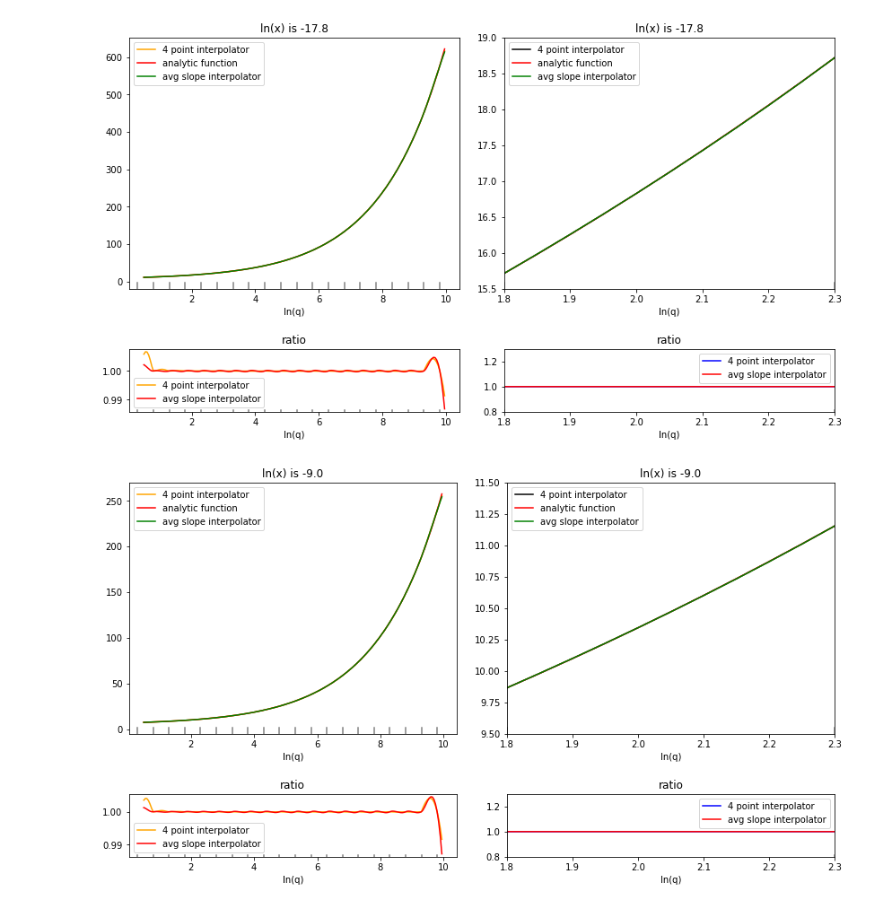
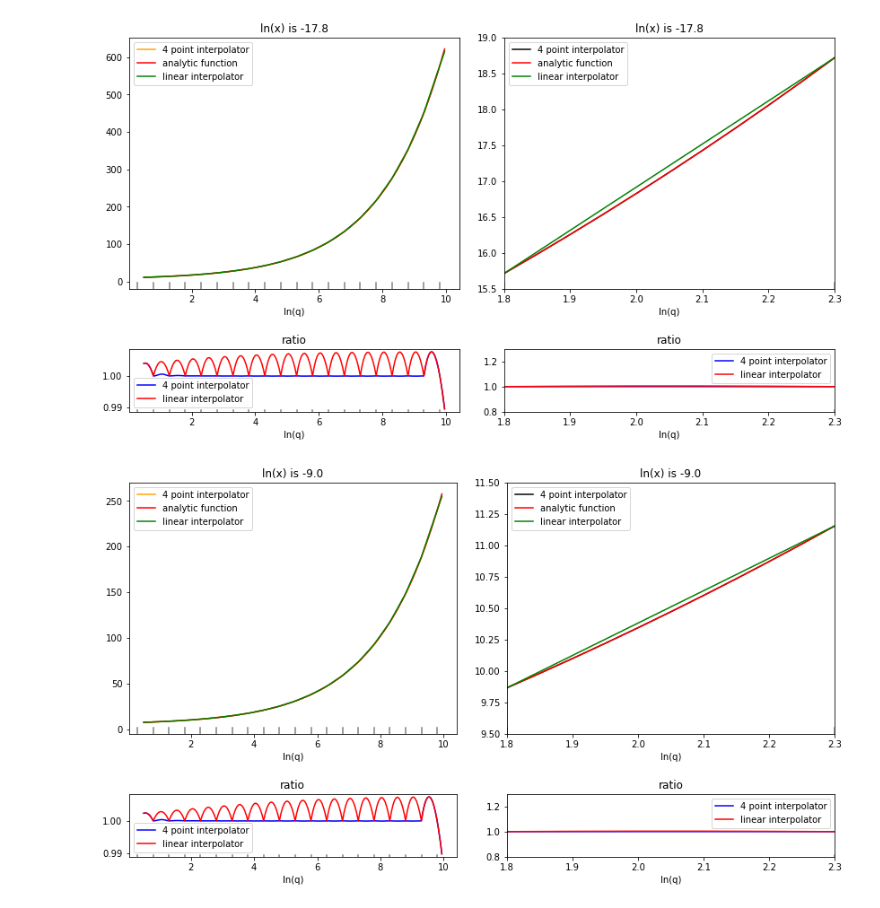
Before and after one commit to tushar994/lhapdf-5D-interpolator, a Jupyter notebook: report.ipynb, the cells around one changed output. Cells and saved outputs as stored; diff of their text form; code cells hidden in the pictures.

```diff
--- a/report.ipynb
+++ b/report.ipynb
@@ -40,7 +40,7 @@ ratio_list = ['6_point_ratio','4_point_ratio','linear_ratio','edge_ratio','avg_r
 interpolator_list = ['6_point_interpolator','4_point_interpolator','linear_interpolator','edge_slope_interpolator','avg_slope_interpolator','actual_function','mini_spline_interpolator']
 labels = ['6 point interpolator', '4 point interpolator', 'linear interpolator', 'edge slope interpolator', 'avg slope interpolator', 'actual function', 'mini spline interpolator']
 index =1
-index2 = 4
+index2 = 2
 # %%
 for dat in graphing:
     if(dat['lnq'][0]==9.8 or dat['lnq'][0]==6.3):
@@ -124,7 +124,7 @@ for dat in graphing2:
             axis[0,0].axvline(x=i,ymax = 0.025,color='grey')
             i+=0.5
 
-        axis[1,0].plot(dat['lnq'], dat[ratio_list[index]] , color='orange',   label = labels[index])
+        axis[1,0].plot(dat['lnq'], dat[ratio_list[index]] , color='blue',   label = labels[index])
         axis[1,0].plot(dat['lnq'], dat[ratio_list[index2]] , color='red',   label = labels[index2])
         axis[1,0].legend()
         axis[1,0].set_title("ratio")
@@ -141,32 +141,32 @@ for dat in graphing2:
         axis[0,1].plot(dat['lnq'], dat['actual_function'] , color='red',   label = 'analytic function')
         axis[0,1].plot(dat['lnq'], dat[interpolator_list[index2]] , color='green',   label = labels[index2])
         axis[0,1].legend()
         axis[0,1].set(xlabel = "ln(q)")
         axis[0,1].set_title("ln(x) is " + str(dat['lnx'][0]))
         axis[0,1].set_xlim([1.8,2.3])
         if(dat['lnx'][0]==-17.8):
             axis[0,1].set_ylim([15.5,19])
         else:
             axis[0,1].set_ylim([9.5,11.5])
 
         i=0.3
         while(i<10):
             axis[0,1].axvline(x=i,ymax = 0.025,color='grey')
             i+=0.5
 
         axis[1,1].plot(dat['lnq'], dat[ratio_list[index]] , color='blue',   label = labels[index])
         axis[1,1].plot(dat['lnq'], dat[ratio_list[index2]] , color='red',   label = labels[index2])
         axis[1,1].legend()
         axis[1,1].set_title("ratio")
         axis[1,1].set(xlabel = "ln(q)")
         axis[1,1].set_xlim([1.8,2.3])
         i=0.3
         while(i<10):
             axis[1,1].axvline(x=i,ymax = 0.025,color='grey')
             i+=0.5
         axis[1,1].set_ylim([0.8,1.3])
         figure.tight_layout(pad=2.0)
         plt.show()
 # %% [output]
-[figure, old version]
+[figure, new version]
-[figure, old version]
+[figure, new version]
```
Also changed, not shown: parts of 2 cells of this notebook, 4 other files.
